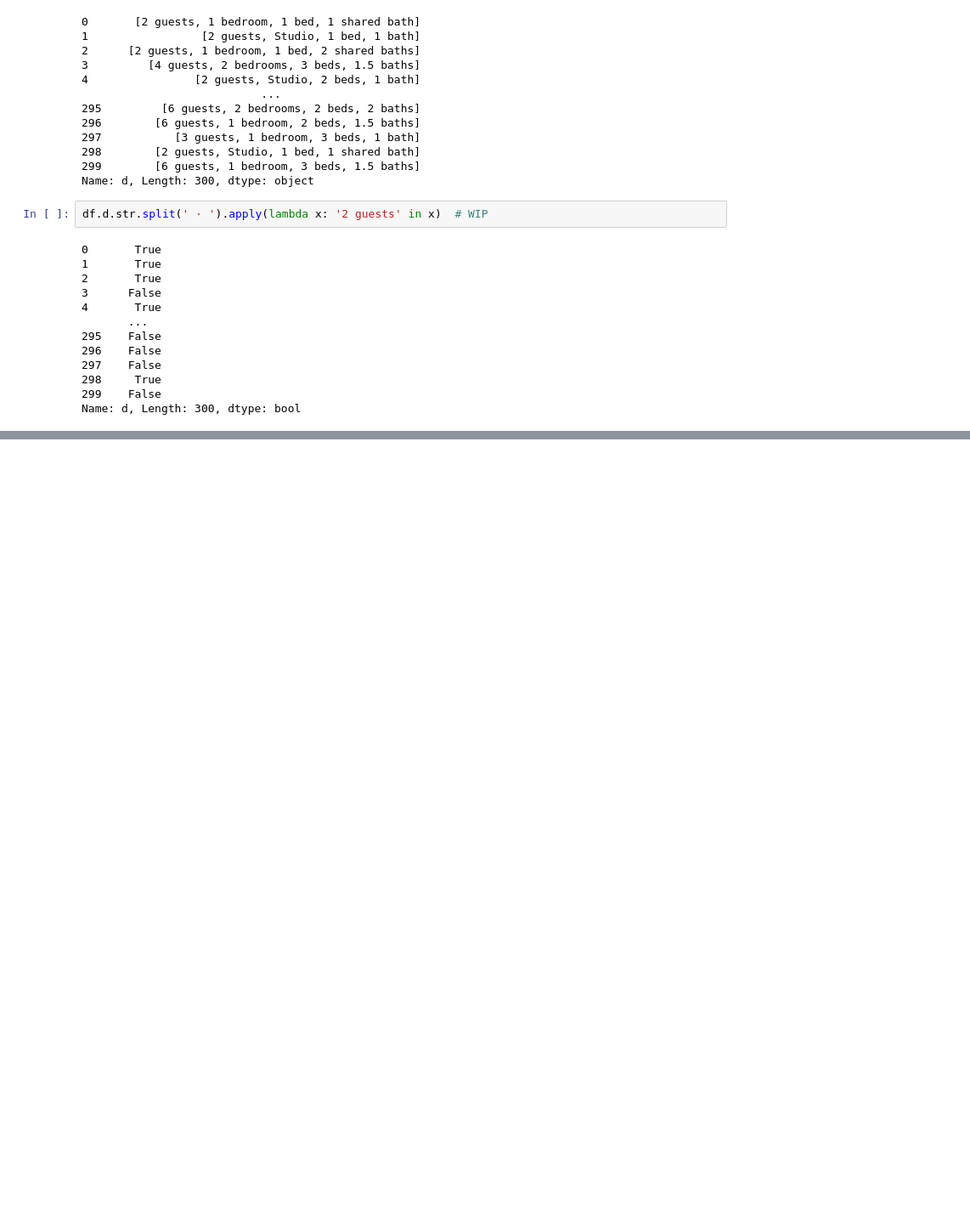
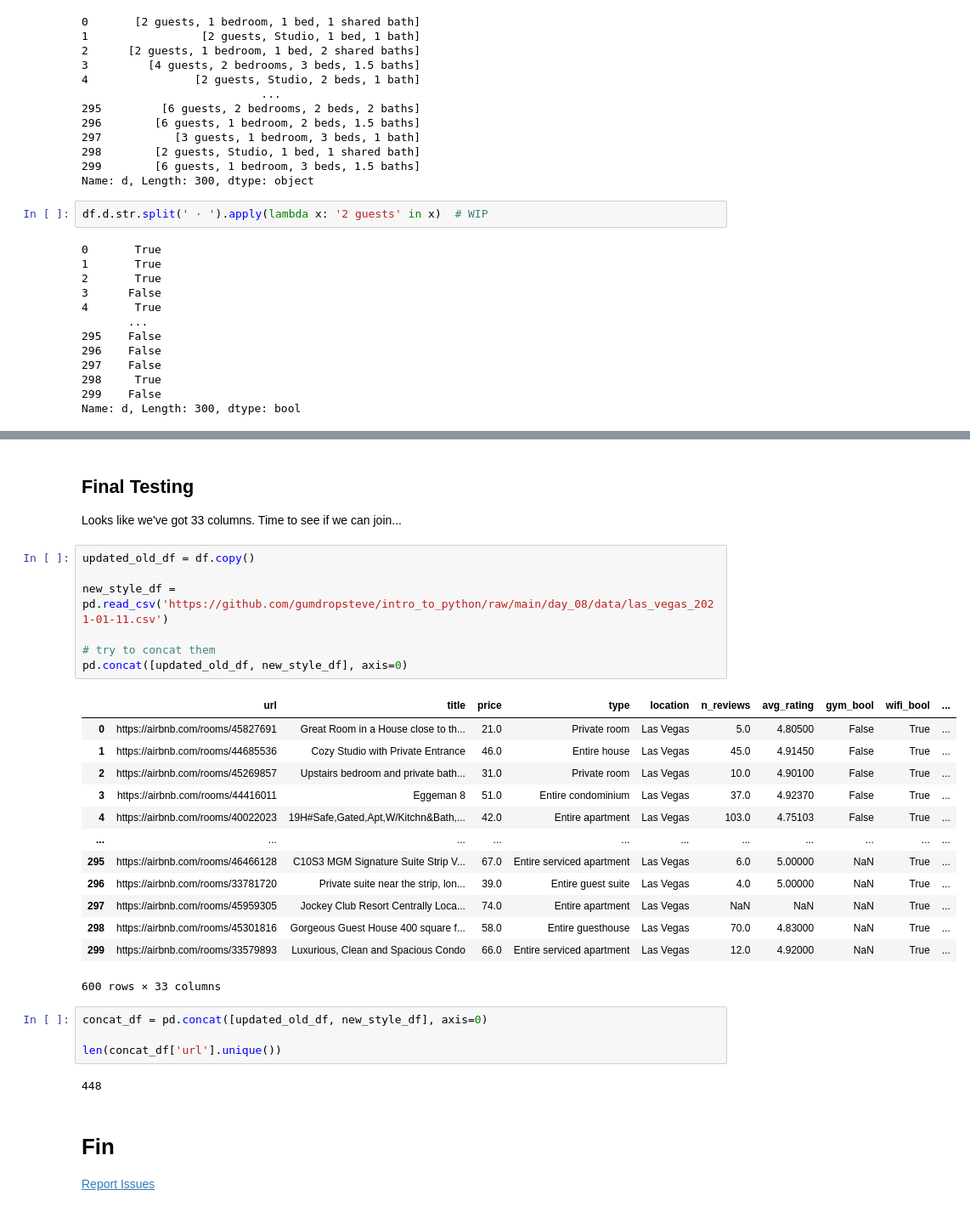
Before and after one commit to gumdropsteve/intro_to_python, a Jupyter notebook: day_08/01_expanding_data_with_pandas.ipynb, the cells around one changed output, grey strips where cells are left out. Shown: that part at 85% size. Saved outputs shown, nothing was run; the diff lists cells and outputs as text; blank space fills up the shorter version.

```diff
--- a/day_08/01_expanding_data_with_pandas.ipynb
+++ b/day_08/01_expanding_data_with_pandas.ipynb
@@ -737,0 +899,33 @@ Name: d, Length: 300, dtype: bool
+# %% [markdown]
+## Final Testing
+Looks like we've got 33 columns. Time to see if we can join...
+# %%
+updated_old_df = df.copy()
+
+new_style_df = pd.read_csv('https://github.com/gumdropsteve/intro_to_python/raw/main/day_08/data/las_vegas_2021-01-11.csv')
+
+# try to concat them
+pd.concat([updated_old_df, new_style_df], axis=0)
+# %% [output]
+|  | url | title | price | type | location | n_reviews | avg_rating | gym_bool | wifi_bool | ... |
+| 0 | https://airbnb.com/rooms/45827691 | Great Room in a House close to th... | 21.0 | Private room | Las Vegas | 5.0 | 4.80500 | False | True | ... |
+| 1 | https://airbnb.com/rooms/44685536 | Cozy Studio with Private Entrance | 46.0 | Entire house | Las Vegas | 45.0 | 4.91450 | False | True | ... |
+| 2 | https://airbnb.com/rooms/45269857 | Upstairs bedroom and private bath... | 31.0 | Private room | Las Vegas | 10.0 | 4.90100 | False | True | ... |
+| 3 | https://airbnb.com/rooms/44416011 | Eggeman 8 | 51.0 | Entire condominium | Las Vegas | 37.0 | 4.92370 | False | True | ... |
+| 4 | https://airbnb.com/rooms/40022023 | 19H#Safe,Gated,Apt,W/Kitchn&Bath,... | 42.0 | Entire apartment | Las Vegas | 103.0 | 4.75103 | False | True | ... |
+| ... | ... | ... | ... | ... | ... | ... | ... | ... | ... | ... |
+| 295 | https://airbnb.com/rooms/46466128 | C10S3 MGM Signature Suite Strip V... | 67.0 | Entire serviced apartment | Las Vegas | 6.0 | 5.00000 | NaN | True | ... |
+| 296 | https://airbnb.com/rooms/33781720 | Private suite near the strip, lon... | 39.0 | Entire guest suite | Las Vegas | 4.0 | 5.00000 | NaN | True | ... |
+| 297 | https://airbnb.com/rooms/45959305 | Jockey Club Resort Centrally Loca... | 74.0 | Entire apartment | Las Vegas | NaN | NaN | NaN | True | ... |
+| 298 | https://airbnb.com/rooms/45301816 | Gorgeous Guest House 400 square f... | 58.0 | Entire guesthouse | Las Vegas | 70.0 | 4.83000 | NaN | True | ... |
+| 299 | https://airbnb.com/rooms/33579893 | Luxurious, Clean and Spacious Condo | 66.0 | Entire serviced apartment | Las Vegas | 12.0 | 4.92000 | NaN | True | ... |
+600 rows × 33 columns
+# %%
+concat_df = pd.concat([updated_old_df, new_style_df], axis=0)
+
+len(concat_df['url'].unique())
+# %% [output]
+448
+# %% [markdown]
+# Fin
+[Report Issues](https://github.com/gumdropsteve/intro_to_python/issues)
```
Also changed, not shown: parts of 16 cells of this notebook.
